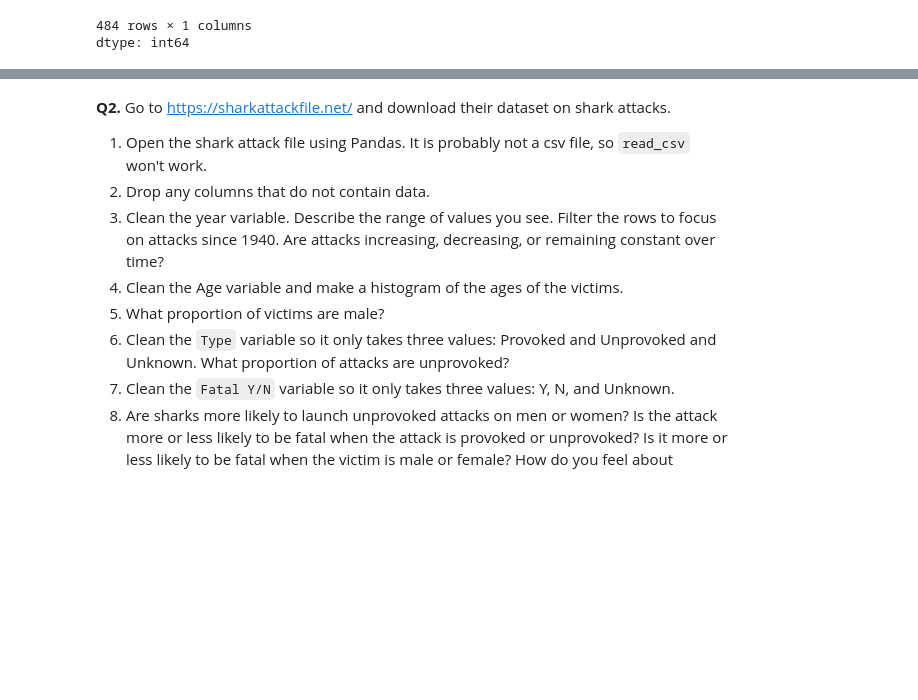
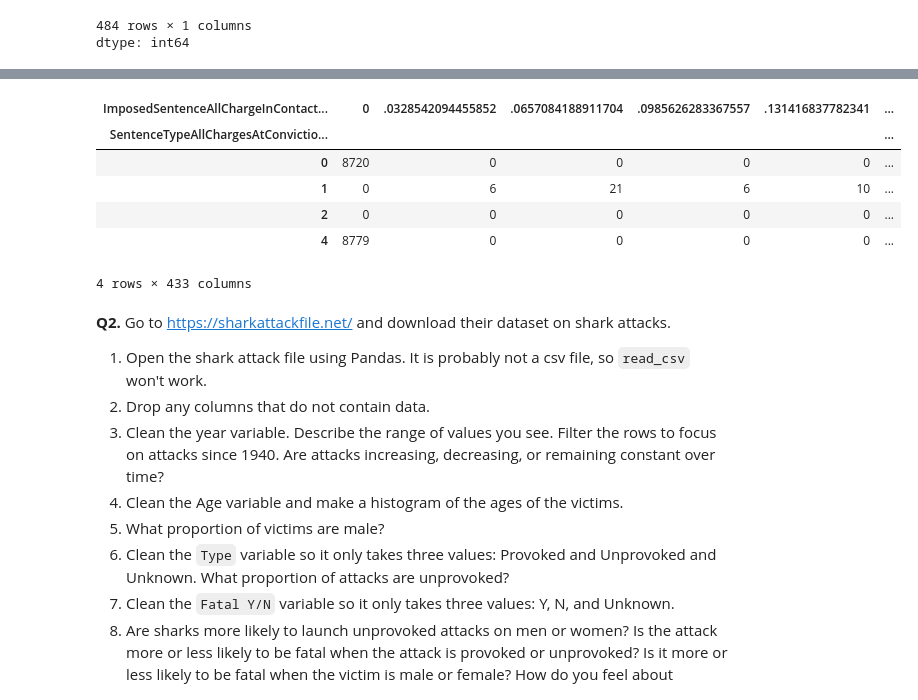
Before and after one commit to aileenkent/wrangling, a Jupyter notebook: assignment/assignment.ipynb, the cells around one changed output, grey strips where cells are left out. Cells and saved outputs as stored; diff of their text form; code cells hidden in the pictures; blank space fills up the shorter version.

```diff
--- a/assignment/assignment.ipynb
+++ b/assignment/assignment.ipynb
@@ -216,0 +244,20 @@ dtype: int64
+# %%
+#going to start changing the ImposedSentence Values based on the SentenceType Values
+#i can do this semi-confidently bc the two categories have the same length and no null values
+justice_data.loc[justice_data['SentenceTypeAllChargesAtConvictionInContactEvent'] == 0, 'ImposedSentenceAllChargeInContactEvent'] = 0
+#a sentence type value of 0 means no incarceration
+justice_data.loc[justice_data['SentenceTypeAllChargesAtConvictionInContactEvent'] == 9, 'ImposedSentenceAllChargeInContactEvent'] = np.nan
+# a sentence type value of 9 means that the incarceration length was no applicable so it does not exist/is unknown (hence nan and not 0)
+justice_data.loc[justice_data['SentenceTypeAllChargesAtConvictionInContactEvent'] == 4, 'ImposedSentenceAllChargeInContactEvent'] = 0
+# a sentence type value of 4 means that the case has not yet been decided or was dismissed so imposed sentence has to be 0
+# %%
+cross_sentence = pd.crosstab(justice_data['SentenceTypeAllChargesAtConvictionInContactEvent'], justice_data['ImposedSentenceAllChargeInContactEvent'])
+cross_sentence
+# %% [output]
+| ImposedSentenceAllChargeInContact... | 0 | .0328542094455852 | .0657084188911704 | .0985626283367557 | .131416837782341 | ... |
+| SentenceTypeAllChargesAtConvictio... |  |  |  |  |  | ... |
+| 0 | 8720 | 0 | 0 | 0 | 0 | ... |
+| 1 | 0 | 6 | 21 | 6 | 10 | ... |
+| 2 | 0 | 0 | 0 | 0 | 0 | ... |
+| 4 | 8779 | 0 | 0 | 0 | 0 | ... |
+4 rows × 433 columns
```
Also changed, not shown: parts of 6 cells of this notebook.
